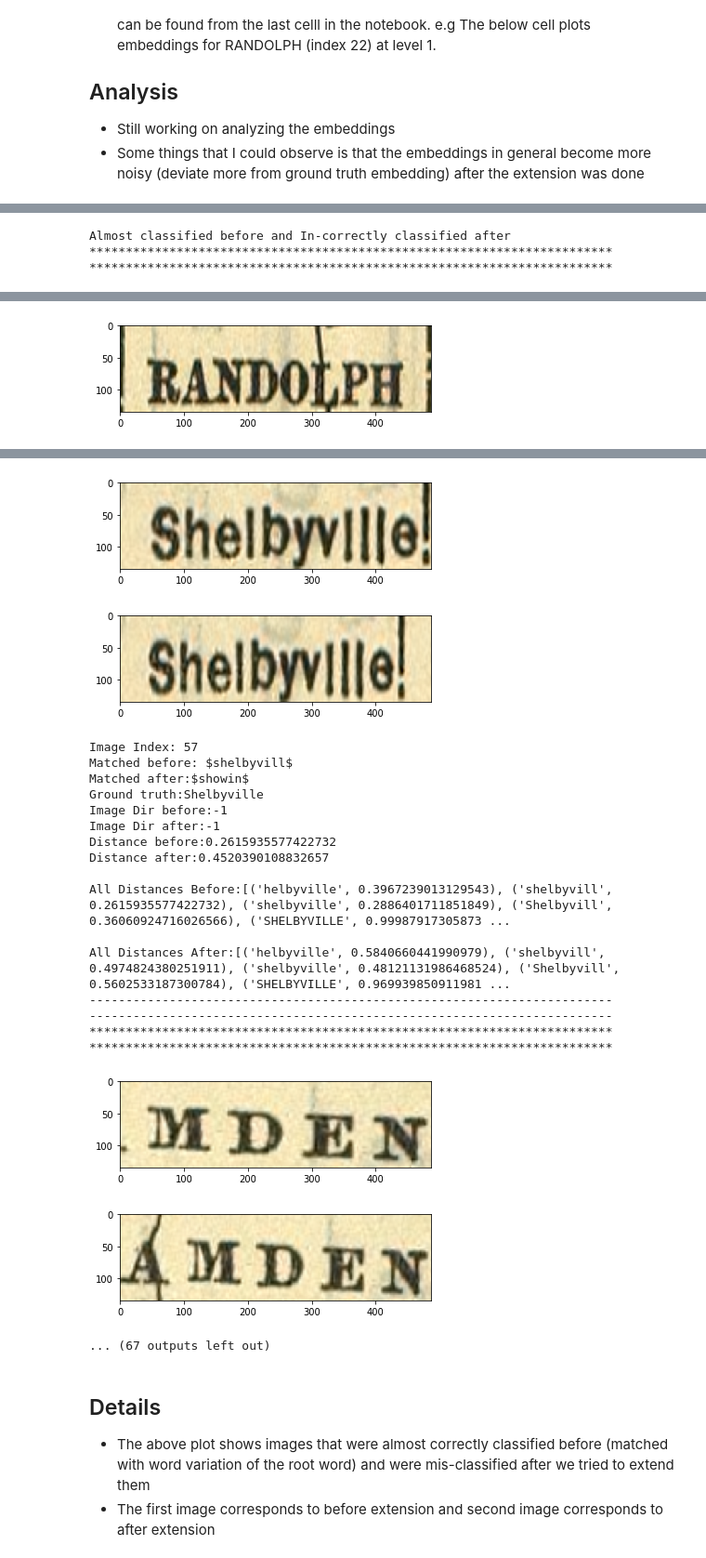
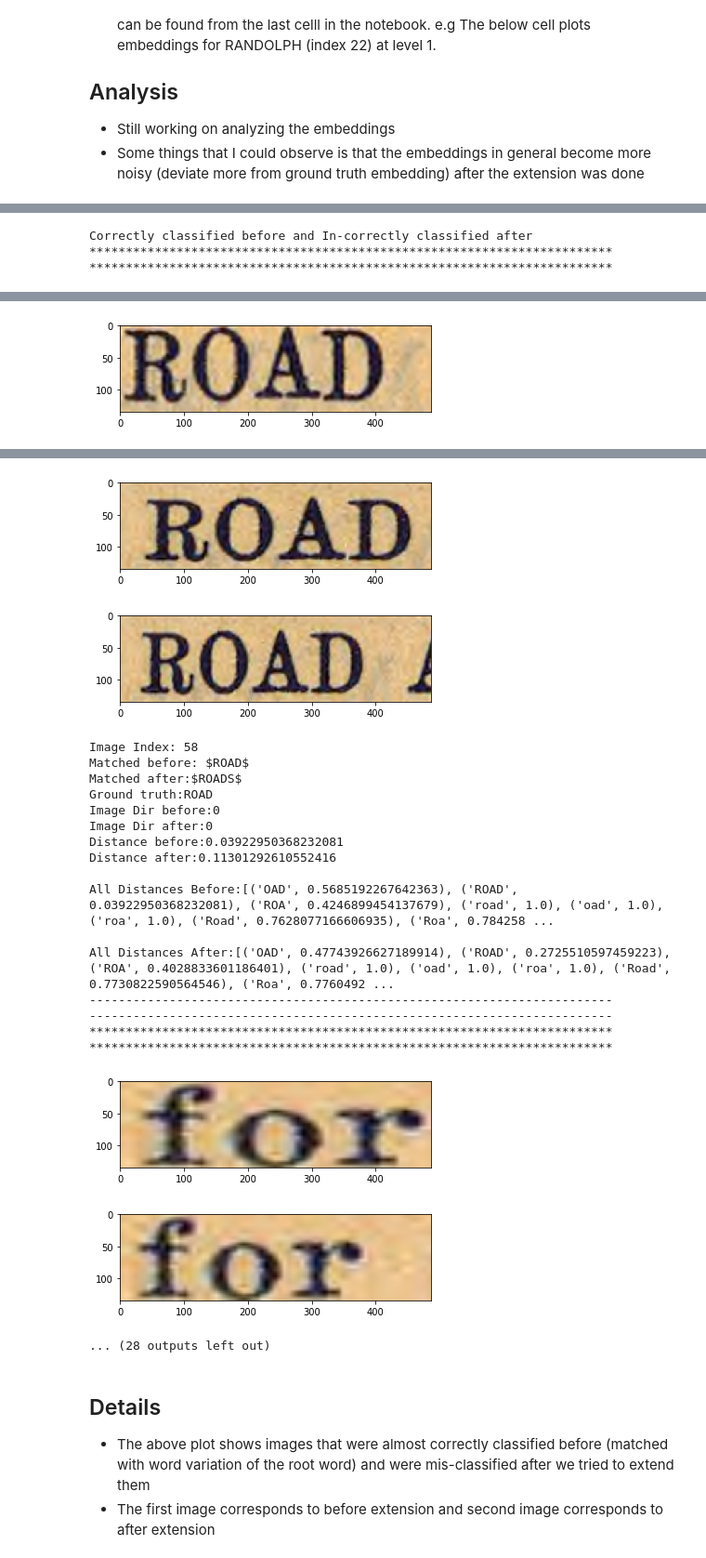
Before and after one commit to mudit1990/torch-phoc, a Jupyter notebook: src/study_embeddings.ipynb, the cells around one changed output, grey strips where cells are left out. Shown at 93% size. Cells and saved outputs as stored; diff of their text form; code cells hidden in the pictures.

```diff
--- a/src/study_embeddings.ipynb
+++ b/src/study_embeddings.ipynb
@@ -39,7 +40,7 @@ else:
 #torch.cuda.get_device_name(gpu_id[0])
 pass
 # %%
-model_ = torch.load('PHOCNet_allcases_new.pt')
+model_ = torch.load('PHOCNet_a1.pt')
 cnn = model_.module#list(model_.named_parameters())
 if gpu_id is not None:
         if len(gpu_id) > 1:
@@ -136,7 +152,7 @@ def get_word_phoc_representations(word_strings):
     bigram_levels = None
     bigrams = None
     phoc_unigram_levels=(1, 2, 4, 8)
-    word_var_dir, root_word_var = create_word_variations(word_strings)
+    word_var_dir, root_word_var, conf_words = create_word_variations(word_strings, enable_conf=False)
 
     word_var_strings = word_var_dir.keys()
     embedding_var = build_phoc_descriptor(words=word_var_strings,
@@ -146,7 +162,7 @@ def get_word_phoc_representations(word_strings):
                                   unigram_levels=phoc_unigram_levels)
 
     print('embedding variations:', embedding_var.shape)
-    return (embedding_var, word_var_strings, word_var_dir, root_word_var)
+    return (embedding_var, word_var_strings, word_var_dir, root_word_var, conf_words)
 
 emb_info = get_word_phoc_representations(words)
 # %% [output]
@@ -239,7 +257,7 @@ Visualizing level 1 embeddings for RANDOLPH
 # gets the actual distances of all the ground truth word variations
 def get_all_dist_gt(dist_mat, emb_info, words):
     # expand emb_info tuple
-    embedding_var, word_var_strings, word_var_dir, root_word_var = emb_info
+    embedding_var, word_var_strings, word_var_dir, root_word_var, _ = emb_info
     all_dist = []
     for i in range(len(words)):
         w_dist = []
@@ -252,12 +270,9 @@ def get_all_dist_gt(dist_mat, emb_info, words):
 
 # the new report matches method that handles variations
 from scipy.spatial.distance import cdist, pdist, squareform
-def report_matches_with_variations(outputs, matching, word_strings, emb_info, k):
+def report_matches_with_variations(dist_mat, word_strings, emb_info, k):
     # expand emb_info tuple
-    embedding_var, word_var_strings, word_var_dir, root_word_var = emb_info
-
-    # the real computation
-    dist_mat = cdist(XA=outputs, XB=embedding_var, metric=matching)
+    embedding_var, word_var_strings, word_var_dir, root_word_var,_ = emb_info
     gt_words_dist = get_all_dist_gt(dist_mat, emb_info, word_strings)
     retrieval_indices = np.argsort(dist_mat, axis=1)
     q = retrieval_indices[:,:k]
@@ -297,3 +312,13 @@ def report_matches_with_variations(outputs, matching, word_strings, emb_info, k)
     #p = np.arange(len(q))
     #print count
     return (count, matched_words, img_dir, words_len, actual_dist, is_correct, gt_words_dist)
+
+# For some images, the original predicted word os both a root word and a word_variation of another word
+# (common word problem). Due to this one cannot be sure, if these images should be extended or not.
+# These images are handled by comparing distances before and after image extension and picking the minimum one
+# the feature can be turned of by setting enable_conf = False
+def update_dist_matrix(dist_mat_before, dist_mat_after, conf_idx):
+    print('conf_idx', conf_idx)
+    for i in conf_idx:
+        dist = np.minimum(dist_mat_before[i], dist_mat_after[i])
+        dist_mat_after[i] = dist
@@ -303,0 +325,12 @@ match_report_after = report_matches_with_variations(outputs_after,'cosine',words
+# %%
+# get the distance between images and words
+dist_matrix_before = cdist(XA=outputs_before, XB=emb_info[0], metric='cosine')
+dist_matrix_after = cdist(XA=outputs_after, XB=emb_info[0], metric='cosine')
+# get the matches report
+match_report_before = report_matches_with_variations(dist_matrix_before,words,emb_info,1)
+# get index of low confidence images
+conf_idx = [i for i in range(len(match_report_before[1])) if match_report_before[1][i][0] in emb_info[4]]
+# update the dist_after matrix based for low confidence images
+update_dist_matrix(dist_matrix_before, dist_matrix_after, conf_idx)
+# build the report after extension
+match_report_after = report_matches_with_variations(dist_matrix_after,words,emb_info,1)
@@ -304,9 +339,9 @@ match_report_after = report_matches_with_variations(outputs_after,'cosine',words
 # %%
-print "Almost classified before and In-correctly classified after"
+print "Correctly classified before and In-correctly classified after"
 import matplotlib.pyplot as plt
 count = 0
 for i in range(len(words)):
-    if match_report_before[5][i] == 2 \
+    if match_report_before[5][i] == 1 \
     and match_report_after[5][i] == 0:
         count += 1
         print "************************************************************************"
@@ -332,6 +367,6 @@ for i in range(len(words)):
 
 print count
 # %% [output]
-Almost classified before and In-correctly classified after
+Correctly classified before and In-correctly classified after
 ************************************************************************
 ************************************************************************
@@ -357 +392 @@ All Distances After:[('boll', 0.6017190212560988), ('Boll', 0.4110231632845359),
-[figure, old version]
+[figure, new version]
@@ -370,28 +405,28 @@ All Distances After:[('RANDOLPH', 0.865021010175137), ('RANDOLP', 0.855753476808
 ------------------------------------------------------------------------
 ------------------------------------------------------------------------
 ************************************************************************
 ************************************************************************
-[figure, old version]
+[figure, new version]
-[figure, old version]
+[figure, new version]
-Image Index: 57
-Matched before: $shelbyvill$
-Matched after:$showin$
-Ground truth:Shelbyville
-Image Dir before:-1
-Image Dir after:-1
-Distance before:0.2615935577422732
-Distance after:0.4520390108832657
+Image Index: 58
+Matched before: $ROAD$
+Matched after:$ROADS$
+Ground truth:ROAD
+Image Dir before:0
+Image Dir after:0
+Distance before:0.03922950368232081
+Distance after:0.11301292610552416
 
-All Distances Before:[('helbyville', 0.3967239013129543), ('shelbyvill', 0.2615935577422732), ('shelbyville', 0.2886401711851849), ('Shelbyvill', 0.36060924716026566), ('SHELBYVILLE', 0.99987917305873 ...
+All Distances Before:[('OAD', 0.5685192267642363), ('ROAD', 0.03922950368232081), ('ROA', 0.4246899454137679), ('road', 1.0), ('oad', 1.0), ('roa', 1.0), ('Road', 0.7628077166606935), ('Roa', 0.784258 ...
 
-All Distances After:[('helbyville', 0.5840660441990979), ('shelbyvill', 0.4974824380251911), ('shelbyville', 0.48121131986468524), ('Shelbyvill', 0.5602533187300784), ('SHELBYVILLE', 0.969939850911981 ...
+All Distances After:[('OAD', 0.47743926627189914), ('ROAD', 0.2725510597459223), ('ROA', 0.4028833601186401), ('road', 1.0), ('oad', 1.0), ('roa', 1.0), ('Road', 0.7730822590564546), ('Roa', 0.7760492 ...
 ------------------------------------------------------------------------
 ------------------------------------------------------------------------
 ************************************************************************
 ************************************************************************
-[figure, old version]
+[figure, new version]
-[figure, old version]
+[figure, new version]
-... (67 outputs left out)
+... (28 outputs left out)
 # %% [markdown]
 ## Details
 * The above plot shows images that were almost correctly classified before (matched with word variation of the root word) and were mis-classified after we tried to extend them
```
Also changed, not shown: parts of 13 cells of this notebook, 2 other files.
